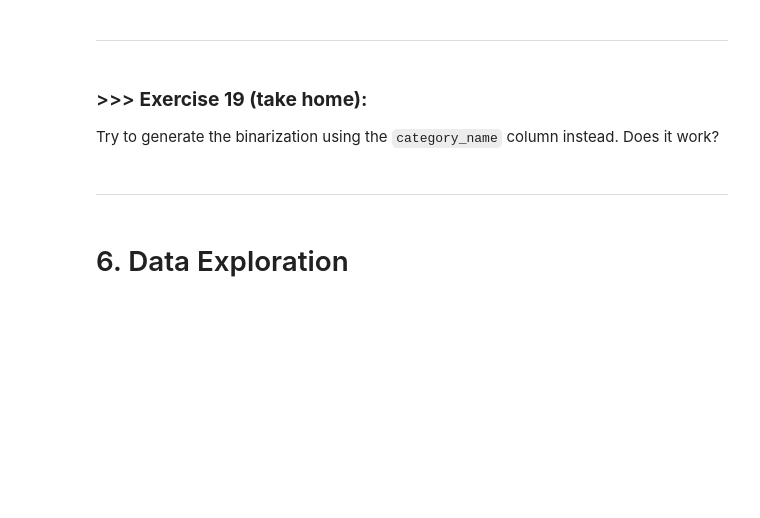
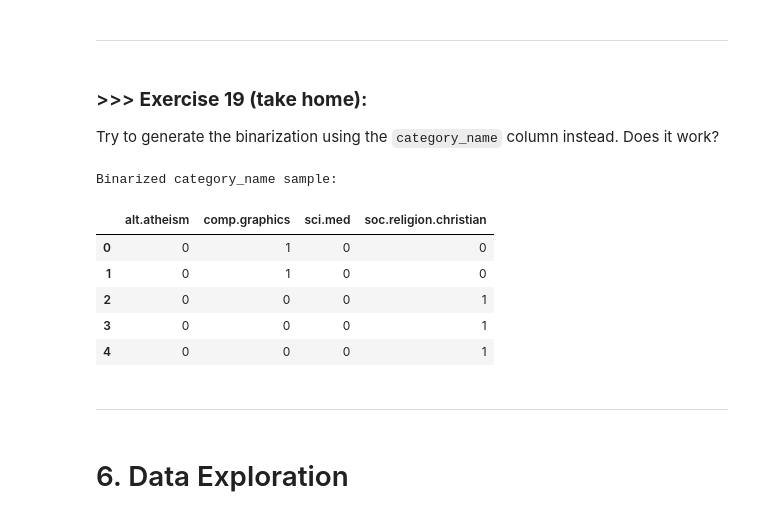
Before and after one commit to DavidGJ4/DM2025-Lab1-Exercise, a Jupyter notebook: DM2025-Lab1-Master.ipynb, the cells around one changed output. Cells and saved outputs as stored; diff of their text form; code cells hidden in the pictures; blank space fills up the shorter version.

```diff
--- a/DM2025-Lab1-Master.ipynb
+++ b/DM2025-Lab1-Master.ipynb
@@ -2187,3 +2386,29 @@ Try to generate the binarization using the `category_name` column instead. Does
+# %%
+from sklearn.preprocessing import MultiLabelBinarizer
+import pandas as pd
+
+mlb = MultiLabelBinarizer()
+
+#wrapping category_name into a list so each row is iterable
+category_binarized = mlb.fit_transform(X['category_name'].apply(lambda x: [x]))
+
+#converting to dataframe for readability
+category_bin_df = pd.DataFrame(category_binarized, columns=mlb.classes_)
+
+print("Binarized category_name sample:")
+display(category_bin_df.head())
+
+#Answer:
+    #Yes, it does work because the category_name column can be treated as a categorical value
+    #Also, unlike word binarization [where each document can have many 1s] here each row has exactly one "1" since each doc belongs to one category
+# %% [output]
+Binarized category_name sample:
+|  | alt.atheism | comp.graphics | sci.med | soc.religion.christian |
+| 0 | 0 | 1 | 0 | 0 |
+| 1 | 0 | 1 | 0 | 0 |
+| 2 | 0 | 0 | 0 | 1 |
+| 3 | 0 | 0 | 0 | 1 |
+| 4 | 0 | 0 | 0 | 1 |
 # %% [markdown]
 ---
 # %% [markdown]
```
Also changed, not shown: parts of 42 cells of this notebook, 12 other files.
